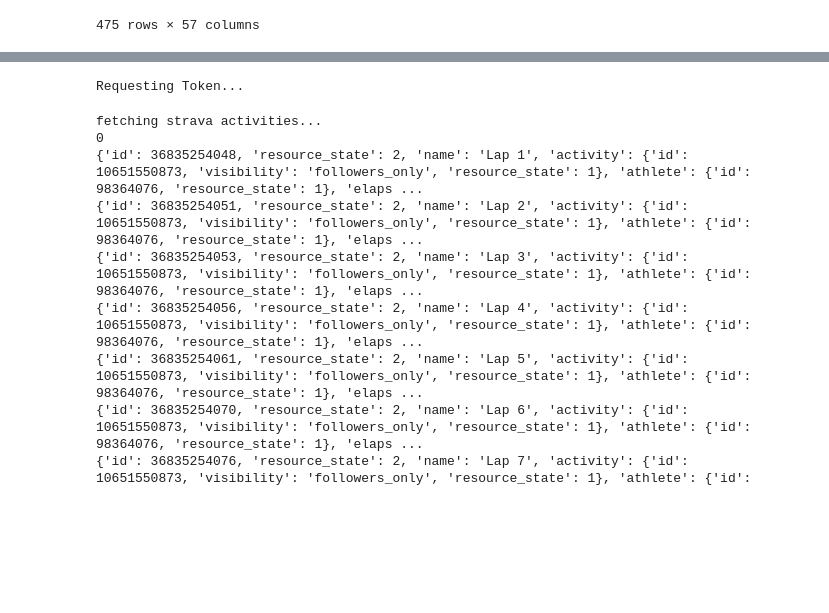
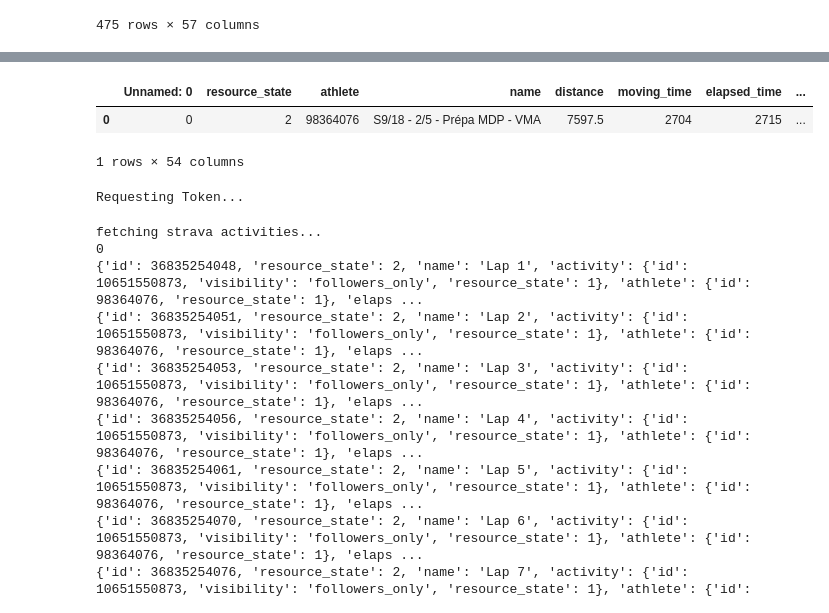
Before and after one commit to TheoCostes/SynchronizeRunningData, a Jupyter notebook: notebooks/exploration_aggregation.ipynb, the cells around one changed output, grey strips where cells are left out. Drawn from its saved outputs; the diff is of its cells as text; code cells hidden in the pictures; blank space fills up the shorter version.

```diff
--- a/notebooks/exploration_aggregation.ipynb
+++ b/notebooks/exploration_aggregation.ipynb
@@ -139,3 +159,9 @@ test
+# %%
+strava
+# %% [output]
+|  | Unnamed: 0 | resource_state | athlete | name | distance | moving_time | elapsed_time | ... |
+| 0 | 0 | 2 | 98364076 | S9/18 - 2/5 - Prépa MDP - VMA | 7597.5 | 2704 | 2715 | ... |
+1 rows × 54 columns
 # %%
 class StravaAPI:
     """
```
Also changed, not shown: parts of 3 cells of this notebook.
